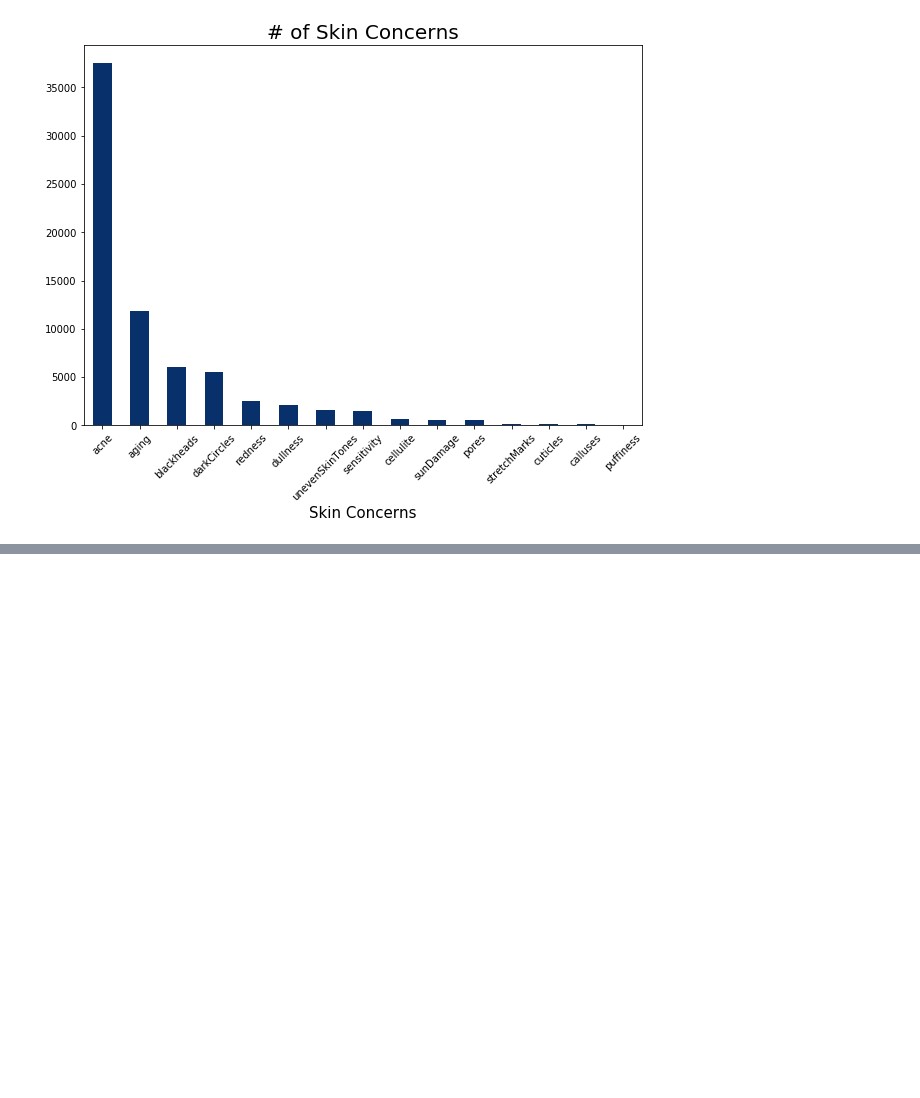
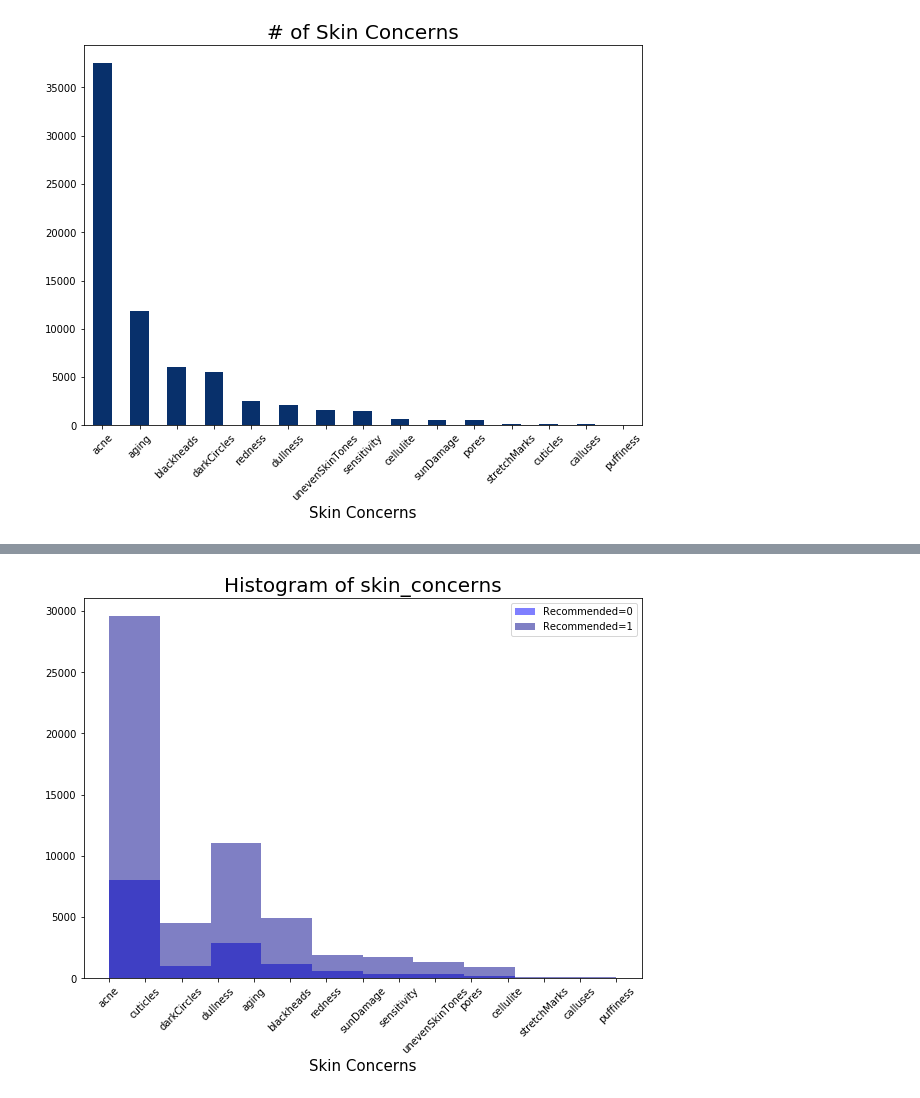
Before and after one commit to nicleong27/Beauty_Reviews, a Jupyter notebook: Sephora-EDA.ipynb, the cells around one changed output, grey strips where cells are left out. Drawn from its saved outputs; the diff is of its cells as text; code cells hidden in the pictures; blank space fills up the shorter version.

```diff
--- a/Sephora-EDA.ipynb
+++ b/Sephora-EDA.ipynb
@@ -496,0 +425,7 @@ plt.savefig('imgs/WordCloud1')
+# %%
+fig, ax = plt.subplots(figsize=(10,7))
+plot_histograms_by_outcome(df_no_na['skin_concerns'], df_no_na['recommended'])
+plt.xlabel('Skin Concerns', fontsize=15)
+plt.xticks(rotation=45);
+# %% [output]
+[figure, added]
```
Also changed, not shown: parts of 53 cells of this notebook.
